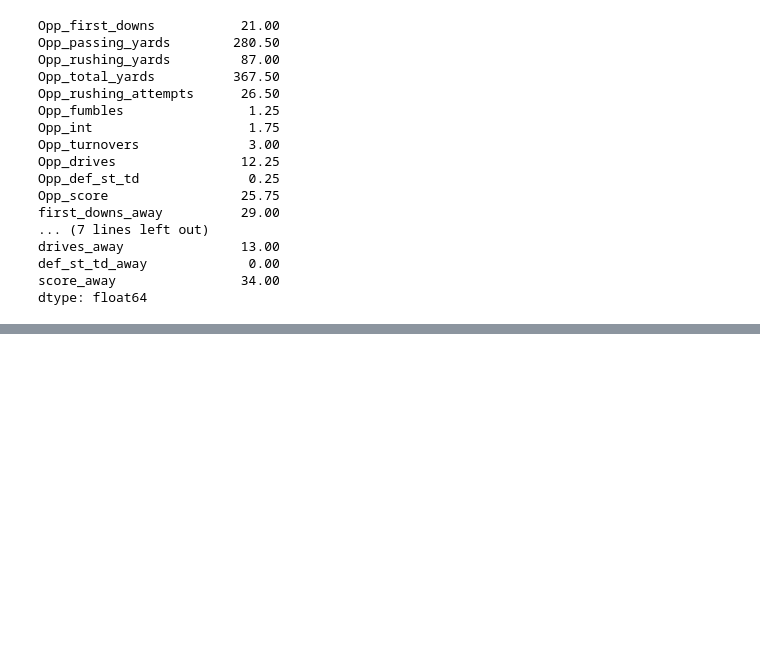
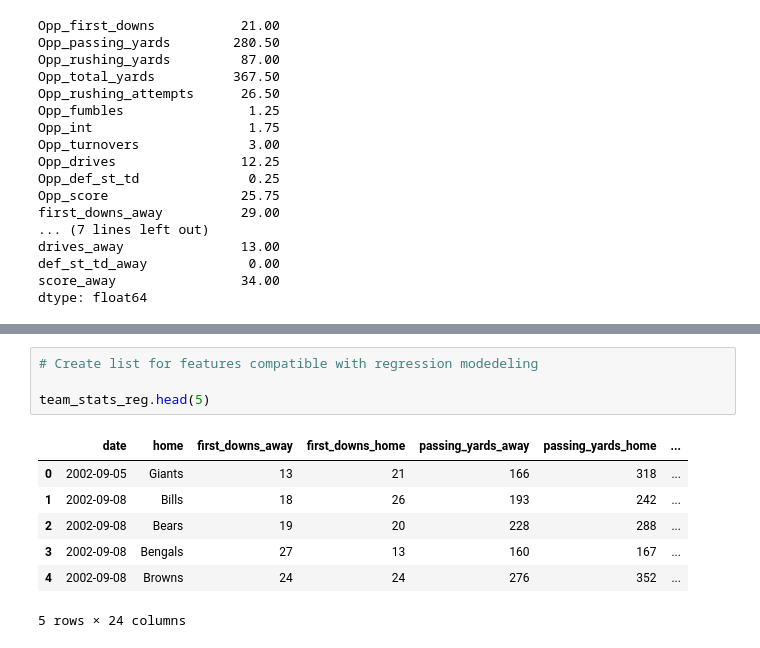
Before and after one commit to graymychael/NFL_Superbowl_LVI_winner_prediction, a Jupyter notebook: notebooks/Pre-processing_Work_and_Model.ipynb, the cells around one changed output, grey strips where cells are left out. Cells and saved outputs as stored; diff of their text form; blank space fills up the shorter version.

```diff
--- a/notebooks/Pre-processing_Work_and_Model.ipynb
+++ b/notebooks/Pre-processing_Work_and_Model.ipynb
@@ -396,0 +489,12 @@ dtype: float64
+# %%
+# Create list for features compatible with regression modedeling
+
+team_stats_reg.head(5)
+# %% [output]
+|  | date | home | first_downs_away | first_downs_home | passing_yards_away | passing_yards_home | ... |
+| 0 | 2002-09-05 | Giants | 13 | 21 | 166 | 318 | ... |
+| 1 | 2002-09-08 | Bills | 18 | 26 | 193 | 242 | ... |
+| 2 | 2002-09-08 | Bears | 19 | 20 | 228 | 288 | ... |
+| 3 | 2002-09-08 | Bengals | 27 | 13 | 160 | 167 | ... |
+| 4 | 2002-09-08 | Browns | 24 | 24 | 276 | 352 | ... |
+5 rows × 24 columns
```
Also changed, not shown: parts of 18 cells of this notebook.
